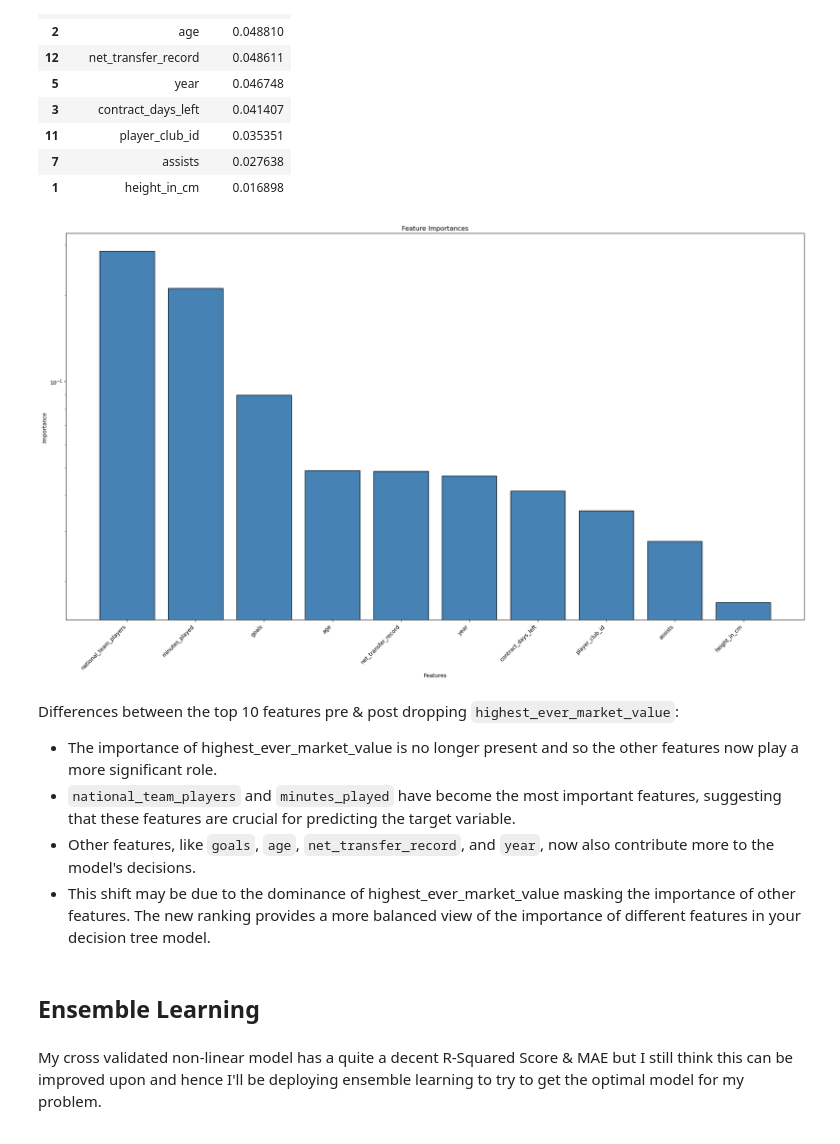
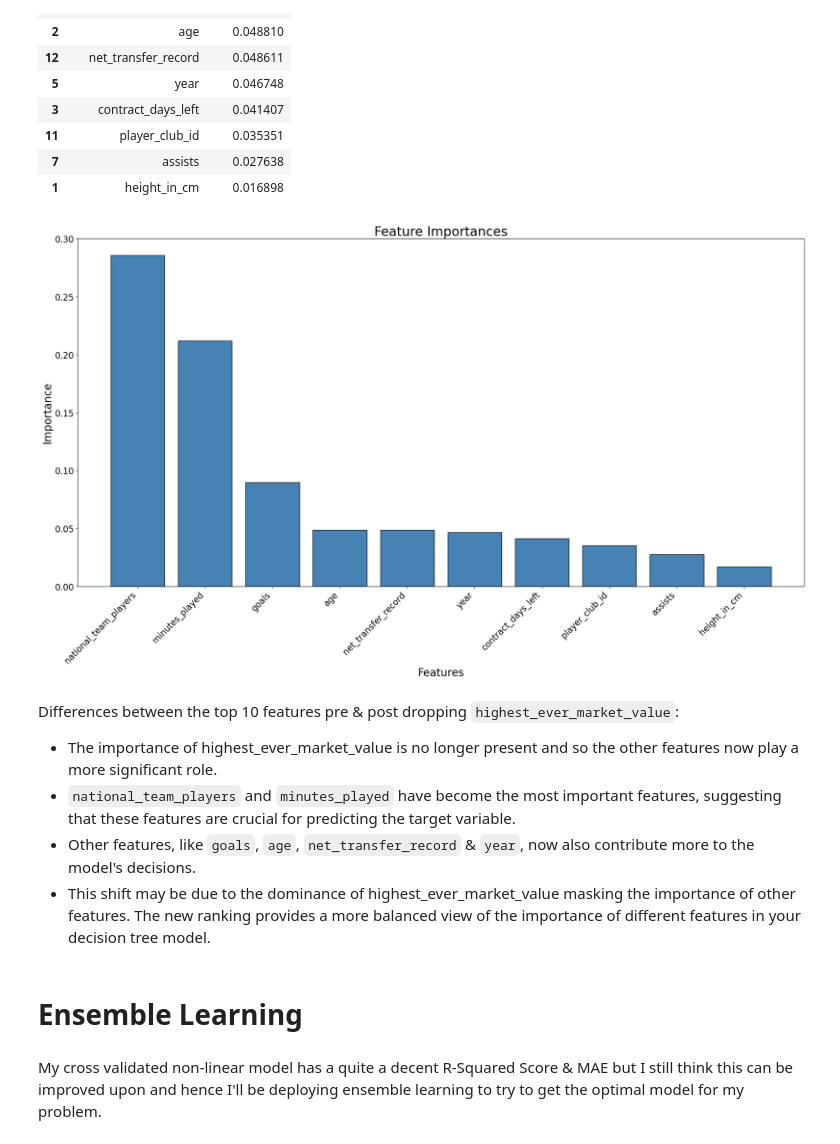
Before and after one commit to MohamedFarah12/The-Potential-Of-Football-Transfer-Valuations---Capstone-Project, a Jupyter notebook: notebooks/05-modelling #2.ipynb, the cells around one changed output. Saved outputs shown, nothing was run; the diff lists cells and outputs as text; code cells hidden in the pictures.

```diff
--- a/notebooks/05-modelling #2.ipynb
+++ b/notebooks/05-modelling #2.ipynb
@@ -170,31 +170,29 @@ importance_df.head(10)
 # %%
 #filter rows where importance  not 0
 filtered_importance_df = importance_df[importance_df['Importance'] > 0]
 
 #create stacked bar chart
 plt.figure(figsize=(20, 12))
 plt.bar(filtered_importance_df['Feature'].head(10), filtered_importance_df['Importance'].head(10), color='steelblue',edgecolor="black")
 
-# log scale my y axis
-plt.yscale('log')
-
 #layout graphing
-plt.xlabel('Features')
-plt.ylabel('Importance')
-plt.title('Feature Importances')
-plt.xticks(rotation=45, ha='right')
+plt.xlabel('Features',fontsize=20)
+plt.ylabel('Importance',fontsize=20)
+plt.title('Feature Importances',fontsize=24)
+plt.yticks(fontsize=16)
+plt.xticks(rotation=45, ha='right',fontsize=16)
 plt.tight_layout()
 plt.show()
 # %% [output]
-[figure, old version]
+[figure, new version]
 # %% [markdown]
 Differences between the top 10 features pre & post dropping `highest_ever_market_value`:
 - The importance of highest_ever_market_value is no longer present and so the other features now play a more significant role.
 - `national_team_players` and `minutes_played` have become the most important features, suggesting that these features are crucial for predicting the target variable.
-- Other features, like `goals`, `age`, `net_transfer_record`, and `year`, now also contribute more to the model's decisions.
+- Other features, like `goals`, `age`, `net_transfer_record` & `year`, now also contribute more to the model's decisions.
 - This shift may be due to the dominance of highest_ever_market_value masking the importance of other features. The new ranking provides a more balanced view of the importance of different features in your decision tree model.
 # %% [markdown]
-## Ensemble Learning
+# Ensemble Learning
 # %% [markdown]
 My cross validated non-linear model has a quite a decent R-Squared Score & MAE but I still think this can be improved upon and hence I'll be deploying ensemble learning to try to get the optimal model for my problem.
 # %% [markdown]
```
Also changed, not shown: parts of 18 cells of this notebook, 6 other files.
